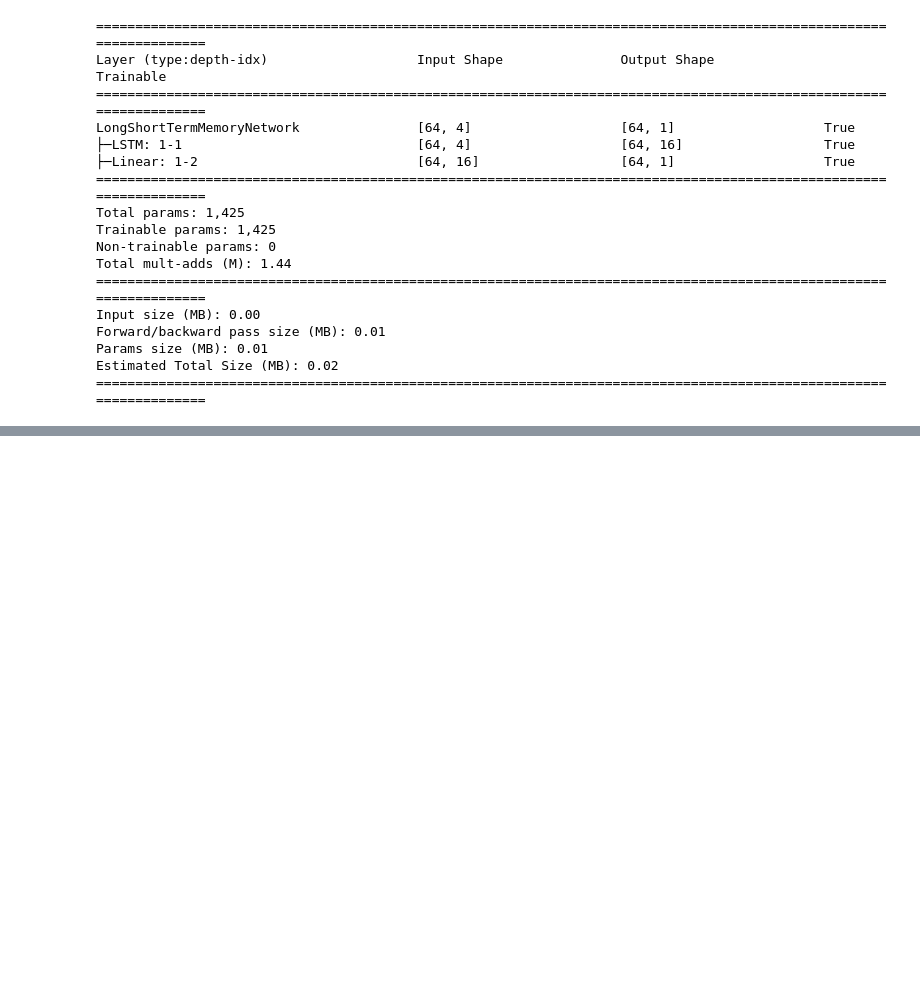
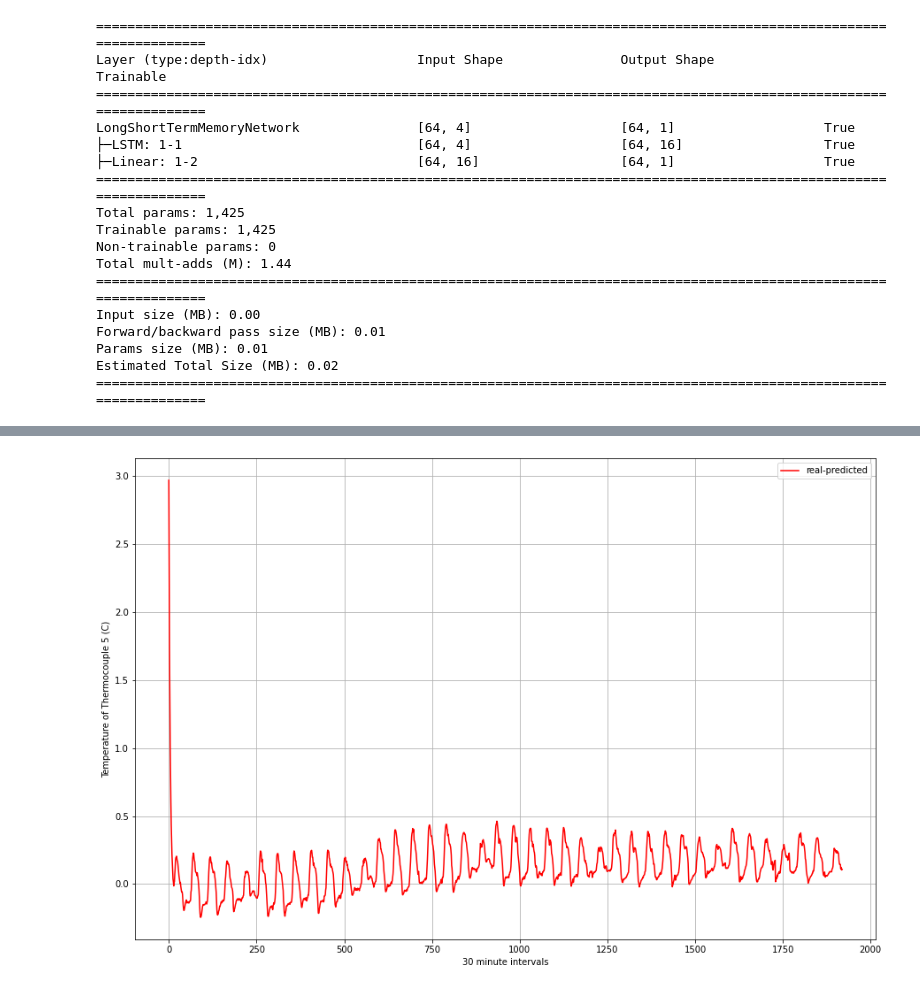
Before and after one commit to torrhen/cable_temperature_prediction, a Jupyter notebook: cable_temperature_prediction.ipynb, the cells around one changed output, grey strips where cells are left out. Drawn from its saved outputs; the diff is of its cells as text; code cells hidden in the pictures; blank space fills up the shorter version.

```diff
--- a/cable_temperature_prediction.ipynb
+++ b/cable_temperature_prediction.ipynb
@@ -446,0 +536,5 @@ plot_predictions_error(y_preds, test_data.y)
+# %%
+# plot prediction error of GRU model
+plot_predictions_error(y_preds, test_data.y)
+# %% [output]
+[figure, added]
```
Also changed, not shown: parts of 13 cells of this notebook.
